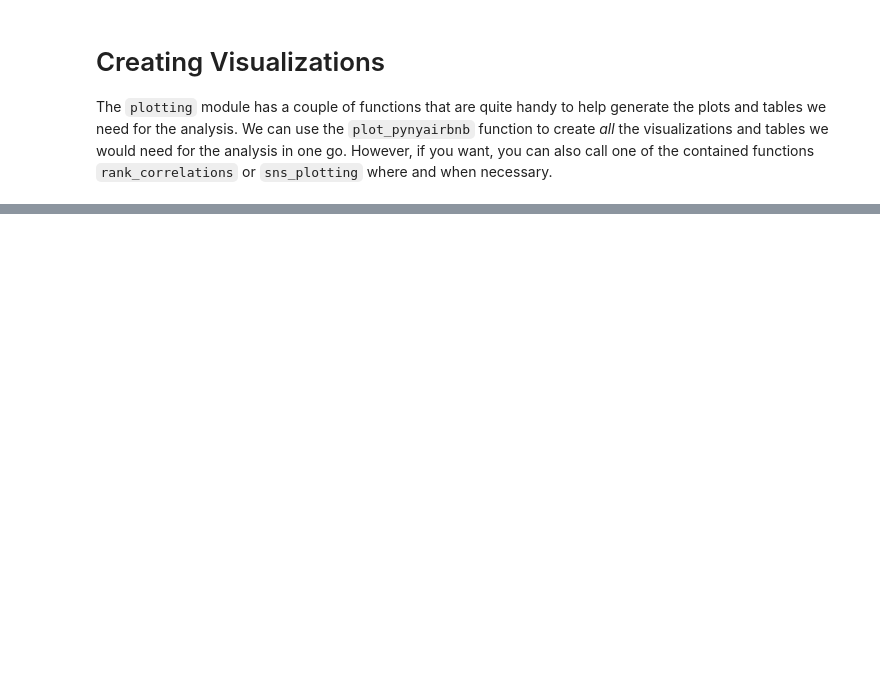
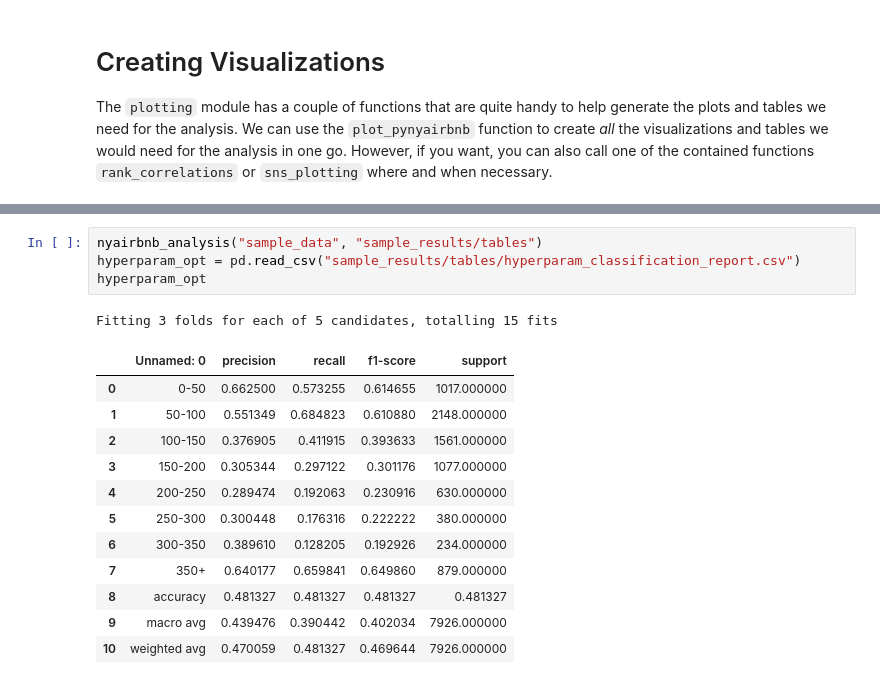
Before and after one commit to DSCI-310-2024/pynyairbnb, a Jupyter notebook: docs/example.ipynb, the cells around one changed output, grey strips where cells are left out. Saved outputs shown, nothing was run; the diff lists cells and outputs as text; blank space fills up the shorter version.

```diff
--- a/docs/example.ipynb
+++ b/docs/example.ipynb
@@ -39,0 +45,18 @@ Image file not found. Please check the file path.
+# %%
+nyairbnb_analysis("sample_data", "sample_results/tables")
+hyperparam_opt = pd.read_csv("sample_results/tables/hyperparam_classification_report.csv")
+hyperparam_opt
+# %% [output]
+Fitting 3 folds for each of 5 candidates, totalling 15 fits
+|  | Unnamed: 0 | precision | recall | f1-score | support |
+| 0 | 0-50 | 0.662500 | 0.573255 | 0.614655 | 1017.000000 |
+| 1 | 50-100 | 0.551349 | 0.684823 | 0.610880 | 2148.000000 |
+| 2 | 100-150 | 0.376905 | 0.411915 | 0.393633 | 1561.000000 |
+| 3 | 150-200 | 0.305344 | 0.297122 | 0.301176 | 1077.000000 |
+| 4 | 200-250 | 0.289474 | 0.192063 | 0.230916 | 630.000000 |
+| 5 | 250-300 | 0.300448 | 0.176316 | 0.222222 | 380.000000 |
+| 6 | 300-350 | 0.389610 | 0.128205 | 0.192926 | 234.000000 |
+| 7 | 350+ | 0.640177 | 0.659841 | 0.649860 | 879.000000 |
+| 8 | accuracy | 0.481327 | 0.481327 | 0.481327 | 0.481327 |
+| 9 | macro avg | 0.439476 | 0.390442 | 0.402034 | 7926.000000 |
+| 10 | weighted avg | 0.470059 | 0.481327 | 0.469644 | 7926.000000 |
```
Also changed, not shown: parts of 4 cells of this notebook, 20 other files.
